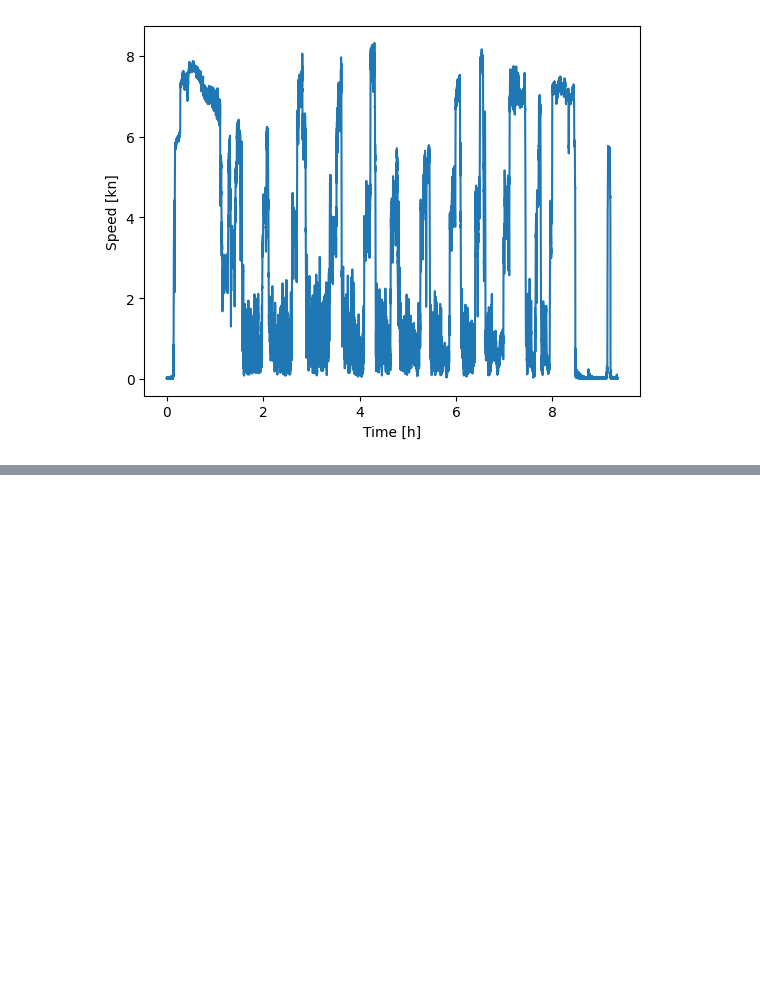
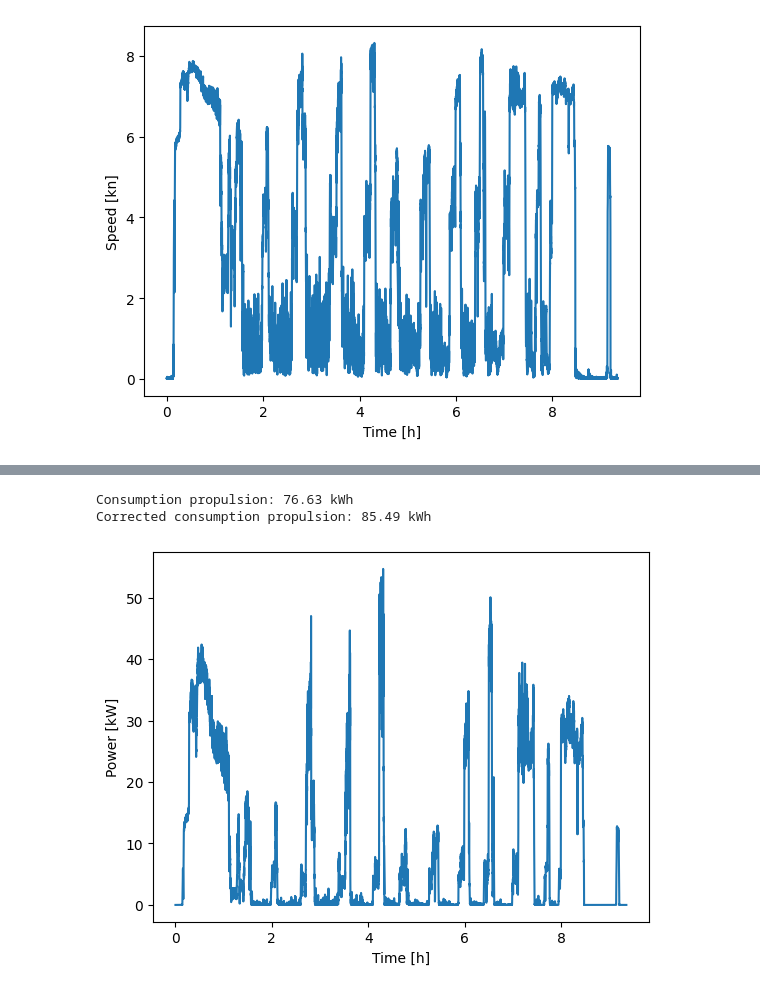
Before and after one commit to arvidsorfeldt/py-fish, a Jupyter notebook: mira.ipynb, the cells around one changed output, grey strips where cells are left out. Saved outputs shown, nothing was run; the diff lists cells and outputs as text; code cells hidden in the pictures; blank space fills up the shorter version.

```diff
--- a/mira.ipynb
+++ b/mira.ipynb
@@ -27,0 +59,22 @@ plot_speed_profile(speed_profile_from_data(vessel=VESSEL, date=DATE), ax=ax)
+# %%
+fig, ax = plt.subplots()
+power_profile = components_to_profile(
+    speed_profile[:, 0],
+    calculate_propulsion_power(length=LENGTH, beam=BEAM, speeds=speed_profile[:, 1]),
+)
+plot_profiles(ax, power_profile=power_profile)
+ax.set_ylabel("Power [kW]")
+ax.set_xlabel("Time [h]")
+
+corrected_power_profile = components_to_profile(
+    power_profile[:, 0], power_profile[:, 1] * 1.1156
+)
+propulsion_total = total_consumption_from_profile(power_profile)
+corrected_propulsion_total = total_consumption_from_profile(corrected_power_profile)
+
+print(f"Consumption propulsion: {propulsion_total:.2f} kWh")
+print(f"Corrected consumption propulsion: {corrected_propulsion_total:.2f} kWh")
+# %% [output]
+Consumption propulsion: 76.63 kWh
+Corrected consumption propulsion: 85.49 kWh
+[figure, added]
```
Also changed, not shown: parts of 5 cells of this notebook, 11 other files.
